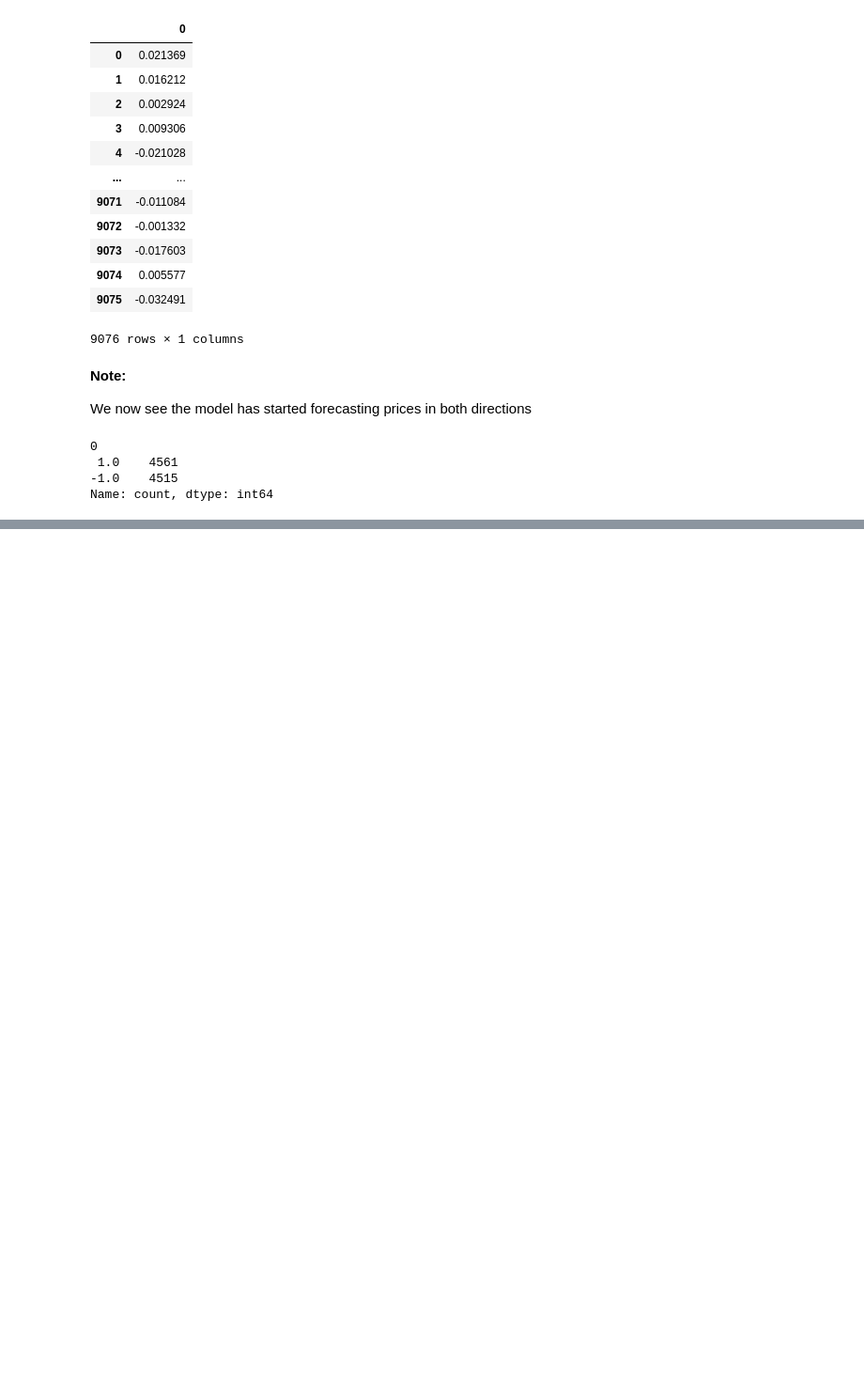
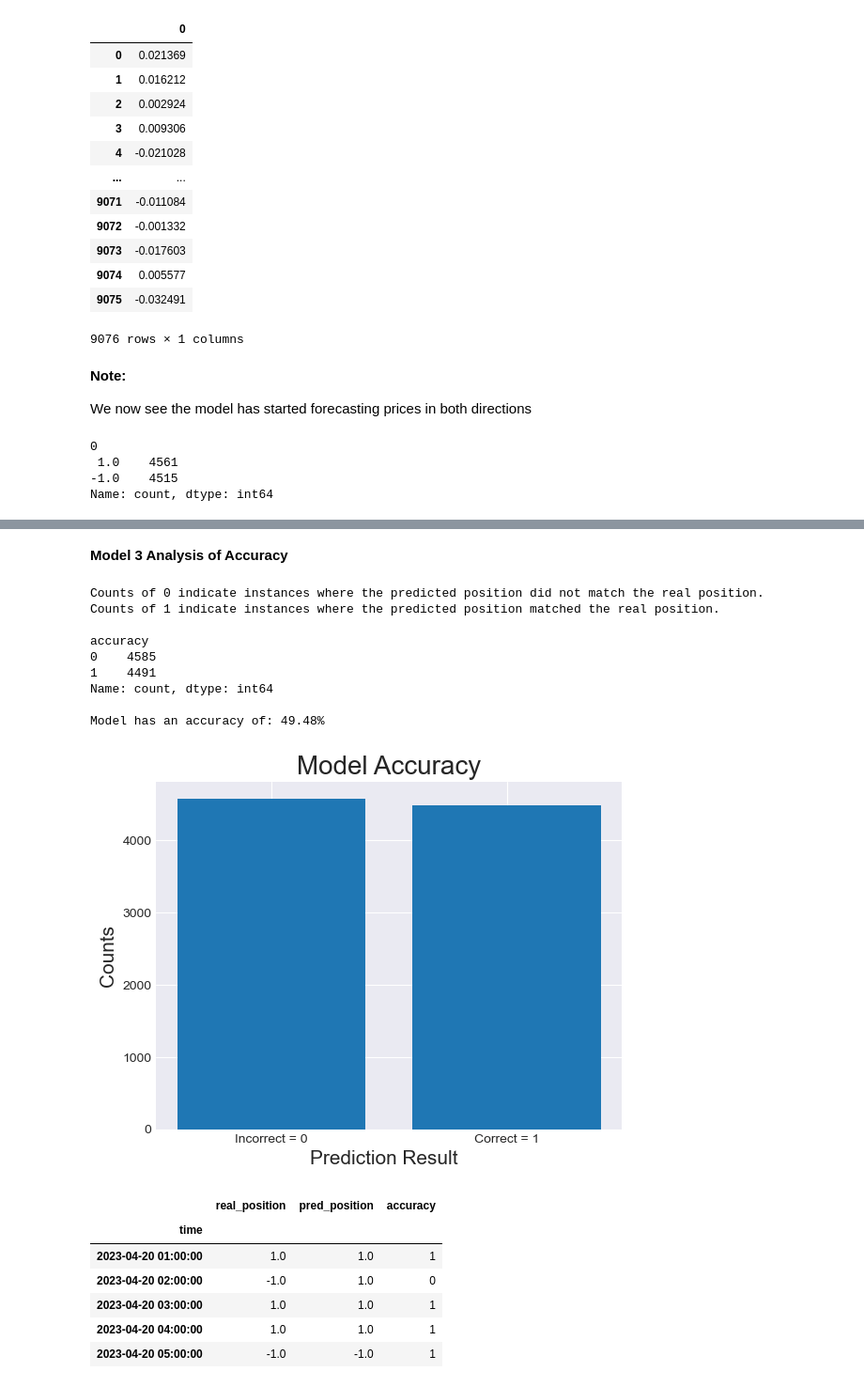
Before and after one commit to YarosInter/Time-Series-Conv1D-Neural-Network, a Jupyter notebook: Conv1D_Layer_Neural_Network.ipynb, the cells around one changed output, grey strips where cells are left out. Shown at 94% size. Saved outputs shown, nothing was run; the diff lists cells and outputs as text; code cells hidden in the pictures; blank space fills up the shorter version.

```diff
--- a/Conv1D_Layer_Neural_Network.ipynb
+++ b/Conv1D_Layer_Neural_Network.ipynb
@@ -746,0 +779,22 @@ Name: count, dtype: int64
+# %% [markdown]
+**Model 3 Analysis of Accuracy**
+# %%
+backtest.compute_model_accuracy(returns_model_3["real_position"], returns_model_3["pred_position"])
+# %% [output]
+Counts of 0 indicate instances where the predicted position did not match the real position.
+Counts of 1 indicate instances where the predicted position matched the real position.
+
+accuracy
+0    4585
+1    4491
+Name: count, dtype: int64
+
+Model has an accuracy of: 49.48%
+[figure, added]
+|  | real_position | pred_position | accuracy |
+| time |  |  |  |
+| 2023-04-20 01:00:00 | 1.0 | 1.0 | 1 |
+| 2023-04-20 02:00:00 | -1.0 | 1.0 | 0 |
+| 2023-04-20 03:00:00 | 1.0 | 1.0 | 1 |
+| 2023-04-20 04:00:00 | 1.0 | 1.0 | 1 |
+| 2023-04-20 05:00:00 | -1.0 | -1.0 | 1 |
```
Also changed, not shown: parts of 7 cells of this notebook, 1 other file.
